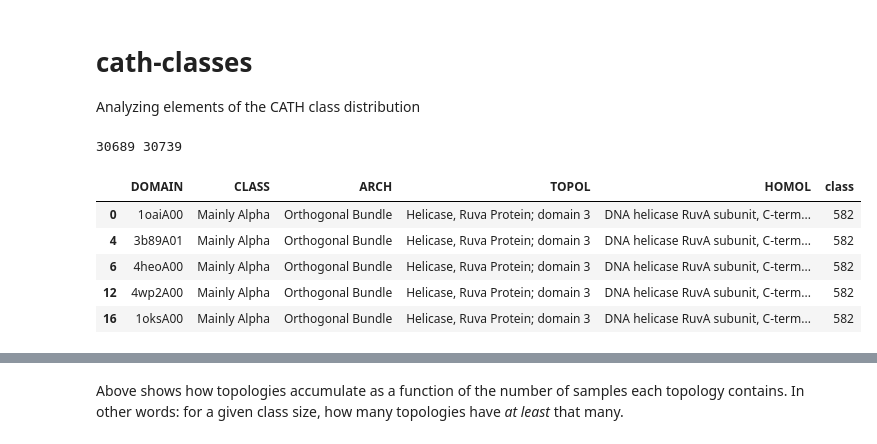
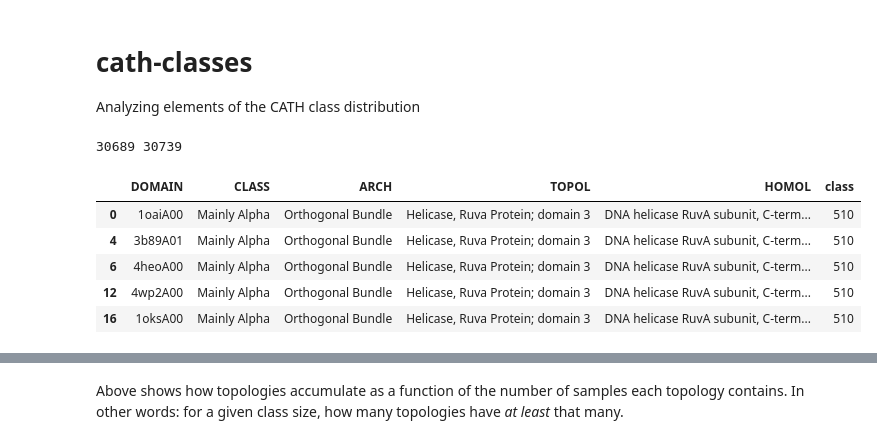
Before and after one commit to VGligorijevic/ProteinUniverse, a Jupyter notebook: ipynb/cath-classes.ipynb, the cells around one changed output, grey strips where cells are left out. Drawn from its saved outputs; the diff is of its cells as text; code cells hidden in the pictures.

```diff
--- a/ipynb/cath-classes.ipynb
+++ b/ipynb/cath-classes.ipynb
@@ -10,25 +10,25 @@ import seaborn as sns
 import matplotlib.pyplot as plt
 from sklearn.metrics import confusion_matrix
 # %%
-LEVEL = 'HOMOL'
+LEVEL = 'TOPOL'
 cath_annotation_frame  = pd.read_table("../data/domain-classifications.tsv")
 cath_topol_idxmap = dict(map(lambda x: x[::-1], enumerate(sorted(cath_annotation_frame[LEVEL].unique()))))
 cath_annotation_frame['class'] = cath_annotation_frame[LEVEL].apply(cath_topol_idxmap.get)
 
 with open("../data/cath-dataset-nonredundant-S40.list", 'r') as caths40:
     cath_s40_domains = list(map(lambda x: x.strip(), caths40))
 
 cath_annotation_frame = cath_annotation_frame[cath_annotation_frame.DOMAIN.isin(cath_s40_domains)].copy()
 print(len(cath_annotation_frame), len(cath_s40_domains))
 cath_annotation_frame.head()
 # %% [output]
 30689 30739
 |  | DOMAIN | CLASS | ARCH | TOPOL | HOMOL | class |
-| 0 | 1oaiA00 | Mainly Alpha | Orthogonal Bundle | Helicase, Ruva Protein; domain 3 | DNA helicase RuvA subunit, C-term... | 582 |
-| 4 | 3b89A01 | Mainly Alpha | Orthogonal Bundle | Helicase, Ruva Protein; domain 3 | DNA helicase RuvA subunit, C-term... | 582 |
-| 6 | 4heoA00 | Mainly Alpha | Orthogonal Bundle | Helicase, Ruva Protein; domain 3 | DNA helicase RuvA subunit, C-term... | 582 |
-| 12 | 4wp2A00 | Mainly Alpha | Orthogonal Bundle | Helicase, Ruva Protein; domain 3 | DNA helicase RuvA subunit, C-term... | 582 |
-| 16 | 1oksA00 | Mainly Alpha | Orthogonal Bundle | Helicase, Ruva Protein; domain 3 | DNA helicase RuvA subunit, C-term... | 582 |
+| 0 | 1oaiA00 | Mainly Alpha | Orthogonal Bundle | Helicase, Ruva Protein; domain 3 | DNA helicase RuvA subunit, C-term... | 510 |
+| 4 | 3b89A01 | Mainly Alpha | Orthogonal Bundle | Helicase, Ruva Protein; domain 3 | DNA helicase RuvA subunit, C-term... | 510 |
+| 6 | 4heoA00 | Mainly Alpha | Orthogonal Bundle | Helicase, Ruva Protein; domain 3 | DNA helicase RuvA subunit, C-term... | 510 |
+| 12 | 4wp2A00 | Mainly Alpha | Orthogonal Bundle | Helicase, Ruva Protein; domain 3 | DNA helicase RuvA subunit, C-term... | 510 |
+| 16 | 1oksA00 | Mainly Alpha | Orthogonal Bundle | Helicase, Ruva Protein; domain 3 | DNA helicase RuvA subunit, C-term... | 510 |
 # %%
 vc    = cath_annotation_frame['class'].value_counts()
 # %%
```
Also changed, not shown: parts of 3 cells of this notebook, 15 other files.
